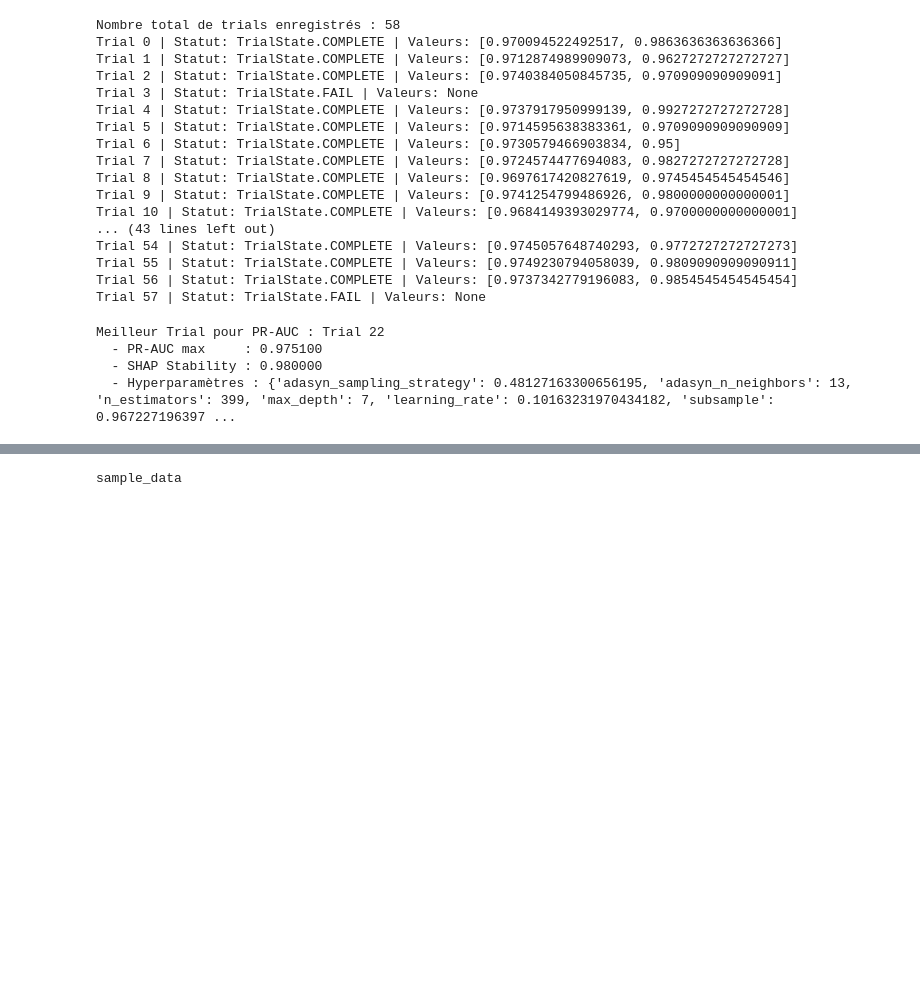
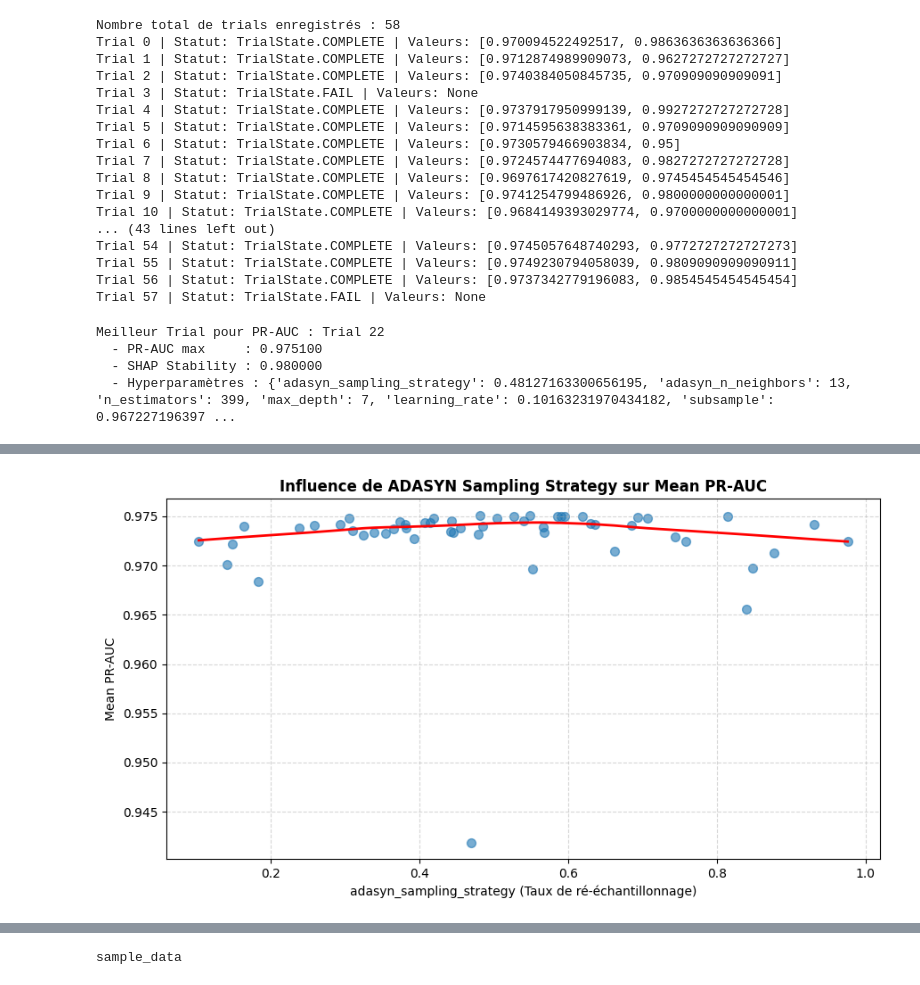
Before and after one commit to Chaabmanal2022/Balancing-PR-AUC-and-Explanation-Stability-in-Fraud-Detection, a Jupyter notebook: Pipeline_2_ADASYN.ipynb, the cells around one changed output, grey strips where cells are left out. Saved outputs shown, nothing was run; the diff lists cells and outputs as text; code cells hidden in the pictures; blank space fills up the shorter version.

```diff
--- a/Pipeline_2_ADASYN.ipynb
+++ b/Pipeline_2_ADASYN.ipynb
@@ -704,0 +822,32 @@ for trial in study.trials:
+# %%
+# 1. Extraire les données de tous les trials terminés
+completed_trials = [t for t in study.trials if t.state == optuna.trial.TrialState.COMPLETE]
+
+data = []
+for t in completed_trials:
+    data.append({
+        "adasyn_sampling_strategy": t.params["adasyn_sampling_strategy"],
+        "mean_pr_auc": t.values[0]
+    })
+
+df_trials = pd.DataFrame(data)
+
+# 2. Création de la courbe de tendance (Scatter Plot + Smooth line)
+plt.figure(figsize=(9, 5))
+sns.regplot(
+    data=df_trials,
+    x="adasyn_sampling_strategy",
+    y="mean_pr_auc",
+    lowess=True,  # Ligne de tendance souple (non-linéaire)
+    scatter_kws={"alpha": 0.6, "color": "#1f77b4", "s": 50},
+    line_kws={"color": "red", "linewidth": 2}
+)
+
+plt.title("Influence de ADASYN Sampling Strategy sur Mean PR-AUC", fontsize=12, fontweight="bold")
+plt.xlabel("adasyn_sampling_strategy (Taux de ré-échantillonnage)", fontsize=10)
+plt.ylabel("Mean PR-AUC", fontsize=10)
+plt.grid(True, linestyle="--", alpha=0.5)
+plt.tight_layout()
+plt.show()
+# %% [output]
+[figure, added]
```
Also changed, not shown: parts of 7 cells of this notebook.
